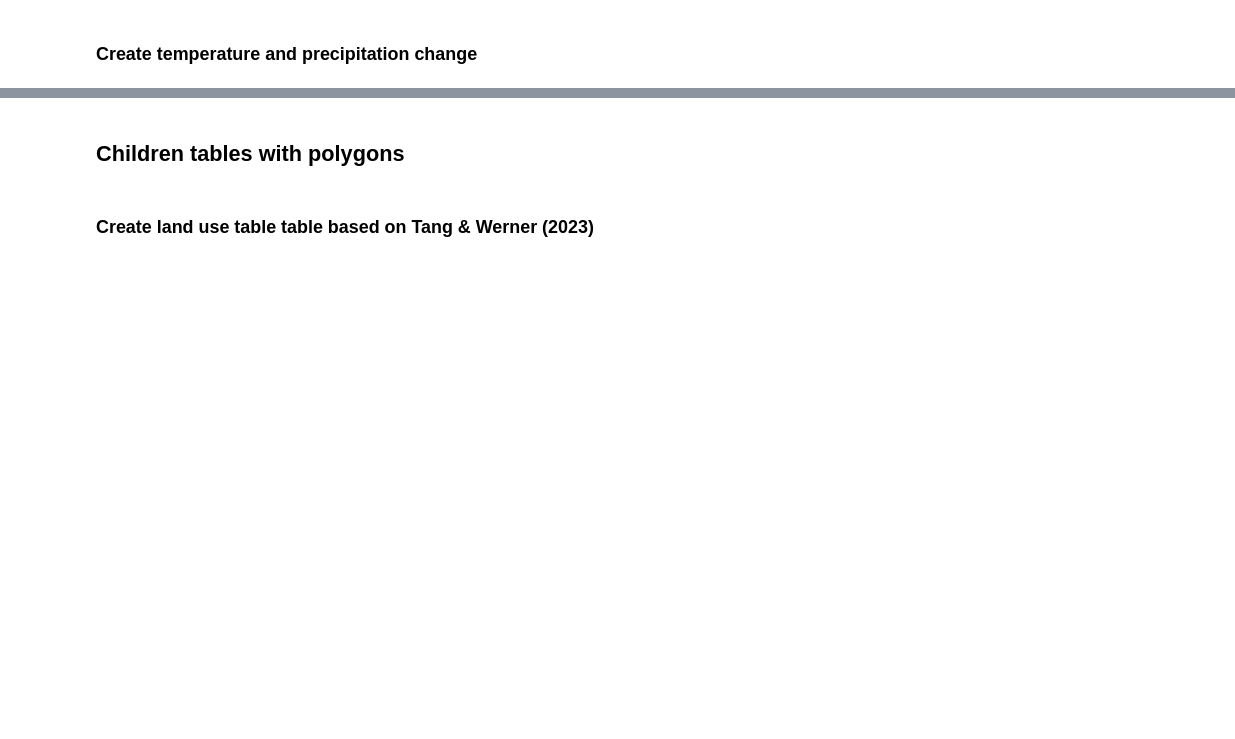
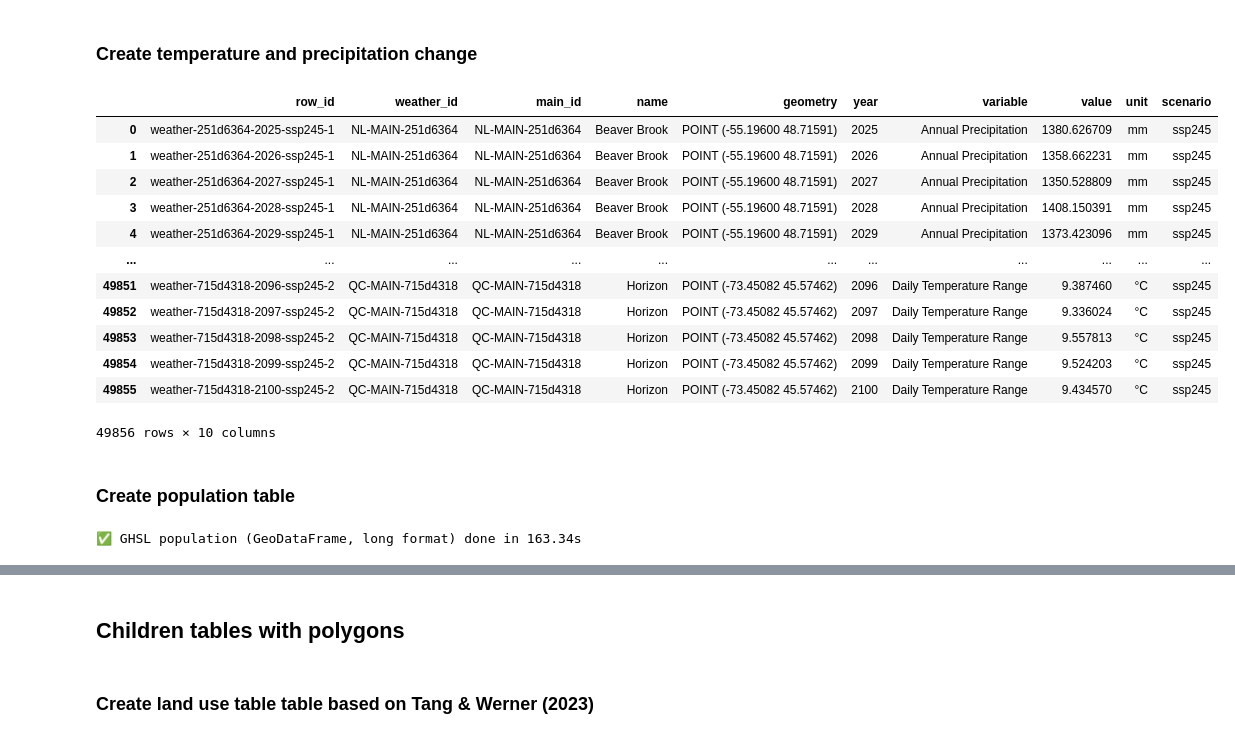
Before and after one commit to marpellan/metallican_db, a Jupyter notebook: 2. tables_creation.ipynb, the cells around one changed output, grey strips where cells are left out. Cells and saved outputs as stored; diff of their text form; code cells hidden in the pictures; blank space fills up the shorter version.

```diff
--- a/2. tables_creation.ipynb
+++ b/2. tables_creation.ipynb
@@ -67,7 +71,12 @@ from db_creation_function import check_duplicate_facilities
 nrcan_mining_df = nrcan_mining_df[nrcan_mining_df["COM_GROU_E"] != "Industrial minerals"]
 # %%
 # We keep only projects to avoid duplicates with the 900A dataset
-nrcan_critical_df = nrcan_critical_df[nrcan_critical_df['OperationG'] == 'Project']
+# We also keep only active projects and remove past producer which are redundant with the 900A dataset
+nrcan_critical_df = nrcan_critical_df[
+    (nrcan_critical_df['OperationG'] == 'Project') &
+    (nrcan_critical_df['ActivitySt'] == 'Active') &
+    (nrcan_critical_df['Developmen'] != 'Past producer')
+]
 # %%
 from db_creation_function import populate_table_df, assign_id
 # %%
@@ -597,0 +747,18 @@ weather_gdf.to_file(r'data/Tables/GeoJSON/weather_gdf.geojson', driver="GeoJSON"
+# %%
+weather_gdf
+# %% [output]
+|  | row_id | weather_id | main_id | name | geometry | year | variable | value | unit | scenario |
+| 0 | weather-251d6364-2025-ssp245-1 | NL-MAIN-251d6364 | NL-MAIN-251d6364 | Beaver Brook | POINT (-55.19600 48.71591) | 2025 | Annual Precipitation | 1380.626709 | mm | ssp245 |
+| 1 | weather-251d6364-2026-ssp245-1 | NL-MAIN-251d6364 | NL-MAIN-251d6364 | Beaver Brook | POINT (-55.19600 48.71591) | 2026 | Annual Precipitation | 1358.662231 | mm | ssp245 |
+| 2 | weather-251d6364-2027-ssp245-1 | NL-MAIN-251d6364 | NL-MAIN-251d6364 | Beaver Brook | POINT (-55.19600 48.71591) | 2027 | Annual Precipitation | 1350.528809 | mm | ssp245 |
+| 3 | weather-251d6364-2028-ssp245-1 | NL-MAIN-251d6364 | NL-MAIN-251d6364 | Beaver Brook | POINT (-55.19600 48.71591) | 2028 | Annual Precipitation | 1408.150391 | mm | ssp245 |
+| 4 | weather-251d6364-2029-ssp245-1 | NL-MAIN-251d6364 | NL-MAIN-251d6364 | Beaver Brook | POINT (-55.19600 48.71591) | 2029 | Annual Precipitation | 1373.423096 | mm | ssp245 |
+| ... | ... | ... | ... | ... | ... | ... | ... | ... | ... | ... |
+| 49851 | weather-715d4318-2096-ssp245-2 | QC-MAIN-715d4318 | QC-MAIN-715d4318 | Horizon | POINT (-73.45082 45.57462) | 2096 | Daily Temperature Range | 9.387460 | °C | ssp245 |
+| 49852 | weather-715d4318-2097-ssp245-2 | QC-MAIN-715d4318 | QC-MAIN-715d4318 | Horizon | POINT (-73.45082 45.57462) | 2097 | Daily Temperature Range | 9.336024 | °C | ssp245 |
+| 49853 | weather-715d4318-2098-ssp245-2 | QC-MAIN-715d4318 | QC-MAIN-715d4318 | Horizon | POINT (-73.45082 45.57462) | 2098 | Daily Temperature Range | 9.557813 | °C | ssp245 |
+| 49854 | weather-715d4318-2099-ssp245-2 | QC-MAIN-715d4318 | QC-MAIN-715d4318 | Horizon | POINT (-73.45082 45.57462) | 2099 | Daily Temperature Range | 9.524203 | °C | ssp245 |
+| 49855 | weather-715d4318-2100-ssp245-2 | QC-MAIN-715d4318 | QC-MAIN-715d4318 | Horizon | POINT (-73.45082 45.57462) | 2100 | Daily Temperature Range | 9.434570 | °C | ssp245 |
+49856 rows × 10 columns
+# %% [markdown]
+### Create population table
@@ -597,0 +771,4 @@ weather_gdf.to_file(r'data/Tables/GeoJSON/weather_gdf.geojson', driver="GeoJSON"
+# %%
+population_gdf = extract_ghsl_population(population_gdf)
+# %% [output]
+✅ GHSL population (GeoDataFrame, long format) done in 163.34s
```
Also changed, not shown: parts of 147 cells of this notebook, 49 other files.
